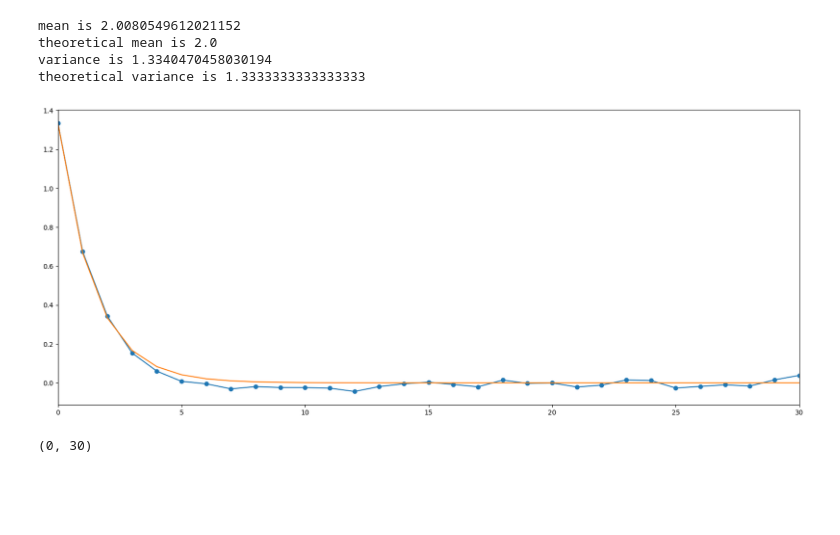
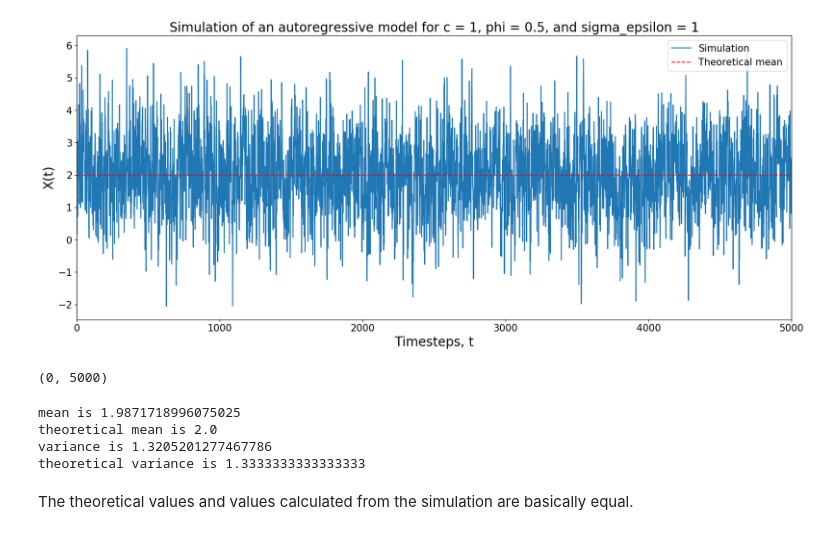
Before and after one commit to yziw/MA930, a Jupyter notebook: 5.2 simulation of autoregressive model.ipynb, the cells around one changed output. Cells and saved outputs as stored; diff of their text form; code cells hidden in the pictures; blank space fills up the shorter version.

```diff
--- a/5.2 simulation of autoregressive model.ipynb
+++ b/5.2 simulation of autoregressive model.ipynb
@@ -18,13 +17,30 @@ end
+# %%
+figure(figsize = (20, 8))
+plot(X, label = "Simulation")
+axhline([2], ls = "--", c = "r", label = "Theoretical mean")
+# axhline([])
+legend(fontsize = 15)
+title("Simulation of an autoregressive model for c = 1, phi = 0.5, and sigma_epsilon = 1", fontsize = 20)
+xlabel("Timesteps, t", fontsize = 20)
+xticks(fontsize = 15)
+ylabel("X(t)", fontsize = 20)
+yticks(fontsize = 15)
+xlim((0, 5000))
+# %% [output]
+[figure, added]
+(0, 5000)
 # %%
 println("mean is ", mean(X))
 println("theoretical mean is ", c/(1-phi))
 println("variance is ", sum((X.-mean(X)).^2)/length(X))
-println("theoretical variance is ", seps2/(1-phi^2))
+println("theoretical variance is ", seps^2/(1-phi^2))
 # %% [output]
-mean is 2.0080549612021152
+mean is 1.9871718996075025
 theoretical mean is 2.0
-variance is 1.3340470458030194
+variance is 1.3205201277467786
 theoretical variance is 1.3333333333333333
+# %% [markdown]
+The theoretical values and values calculated from the simulation are basically equal.
 # %%
 L = 30
 ac = zeros(2*L+1) # autocovariance
@@ -36,8 +51,0 @@ theac = autocov(X);
-# %%
-figure(figsize = (20, 8))
-plot(theac, marker = "o")
-plot(-L:L, ac)
-xlim((0, 30))
-# %% [output]
-[figure, removed]
-(0, 30)
```
Also changed, not shown: parts of 4 cells of this notebook, 3 other files.
